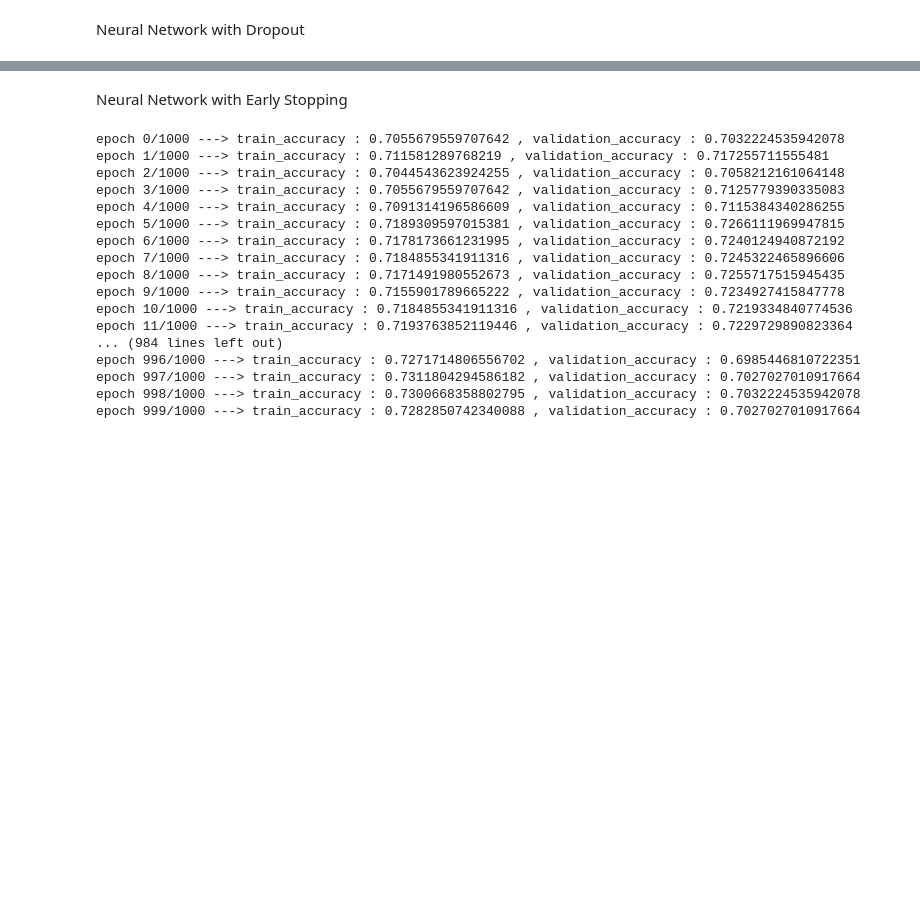
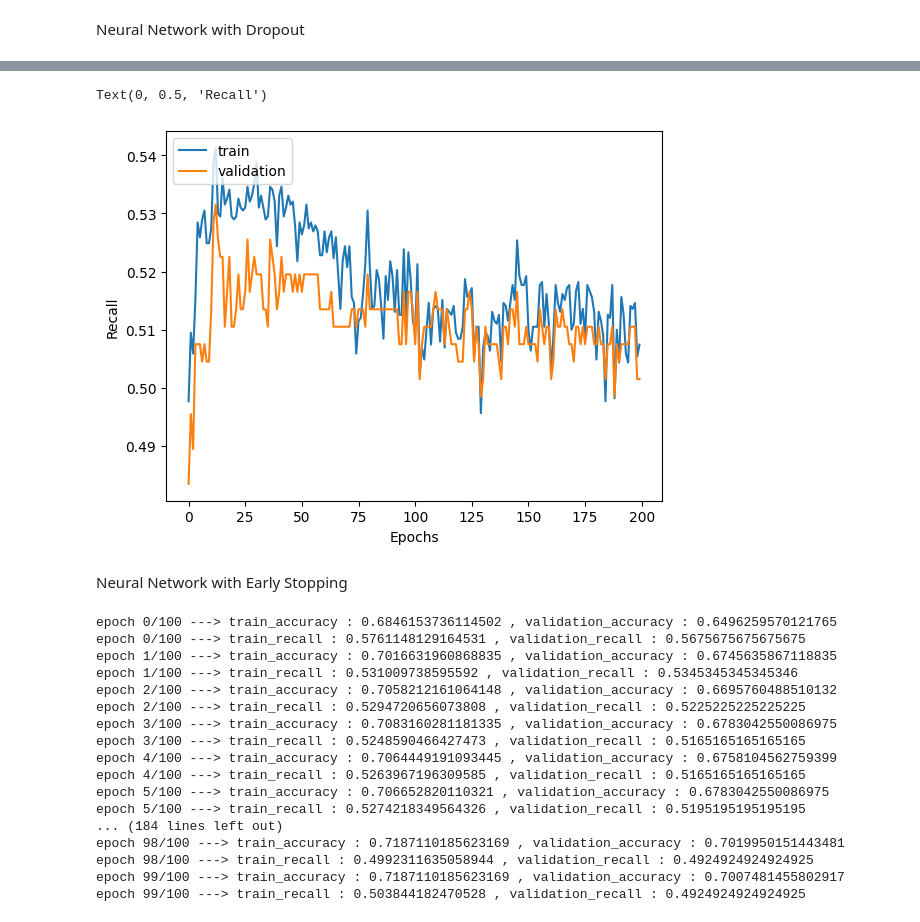
Before and after one commit to lilyzhizhou/Identifying-Prediabetes-ML, a Jupyter notebook: Final_assn_Neural_network.ipynb, the cells around one changed output, grey strips where cells are left out. Cells and saved outputs as stored; diff of their text form; code cells hidden in the pictures; blank space fills up the shorter version.

```diff
--- a/Final_assn_Neural_network.ipynb
+++ b/Final_assn_Neural_network.ipynb
@@ -758,3 +718,13 @@ Text(0, 0.5, 'accuracy')
+# %%
+# Plotting the training and validation accuracy
+plt.plot([i for i in range(len(train_recall_list))], train_recall_list, label="train")
+plt.plot([i for i in range(len(valid_recall_list))], valid_recall_list, label='validation')
+plt.legend(loc="upper left")
+plt.xlabel('Epochs')
+plt.ylabel('Recall')
+# %% [output]
+Text(0, 0.5, 'Recall')
+[figure, added]
 # %% [markdown]
 Neural Network with Early Stopping
 # %%
@@ -769,16 +739,16 @@ import matplotlib.pyplot as plt
 # Defining the parameters
 number_of_input_features = 11
 number_of_hidden_units = 5
-epochs = 1000
-learning_rate = 0.01
-batch_size = 32
+epochs = 100
+learning_rate = 0.0005
+batch_size = 10
 
 # Loading and preprocessing the data
 X_train_tensor = t.Tensor(X_train).type(t.float32)
 Y_train_tensor = t.Tensor(Y_train).type(t.float32)
 
-X_test_tensor = t.Tensor(X_test).type(t.float32)
-Y_test_tensor = t.Tensor(Y_test).type(t.float32)
+X_valid_tensor = t.Tensor(X_valid).type(t.float32)
+Y_valid_tensor = t.Tensor(Y_valid).type(t.float32)
 
 train_dataset = TensorDataset(X_train_tensor, Y_train_tensor)
 train_data_loader = DataLoader(train_dataset, batch_size=batch_size, shuffle=True)
@@ -797,7 +767,9 @@ loss_fn = BCELoss()
 
 # Lists to store accuracy values during training
 train_accuracy_list = []
-validation_accuracy_list = []
+valid_accuracy_list = []
+train_recall_list = []
+valid_recall_list = []
 
 # Main training loop
 for epoch in range(epochs):
@@ -827,34 +799,47 @@ for epoch in range(epochs):
 
         train_accuracy = (prediction == Y_train_tensor).type(t.float32).mean().item()
 
+        TP_train = t.sum((prediction == 1) & (Y_train_tensor == 1)).item()
+        FN_train = t.sum((prediction == 0) & (Y_train_tensor == 1)).item()
+        recall_train = TP_train / (TP_train + FN_train)
+
         # Calculate accuracy on validation data
-        probs = model(X_test_tensor)
+        probs = model(X_valid_tensor)
         prediction = (probs > .5).type(t.LongTensor).view(-1)
 
-        validation_accuracy = (prediction == Y_test_tensor).type(t.float32).mean().item()
+        validation_accuracy = (prediction == Y_valid_tensor).type(t.float32).mean().item()
 
         print(f'epoch {epoch}/{epochs} ---> train_accuracy : {train_accuracy} , validation_accuracy : {validation_accuracy}')
         model.train()
         train_accuracy_list.append(train_accuracy)
         validation_accuracy_list.append(validation_accuracy)
+
+        TP_valid = t.sum((prediction == 1) & (Y_valid_tensor == 1)).item()
+        FN_valid = t.sum((prediction == 0) & (Y_valid_tensor == 1)).item()
+        recall_valid = TP_valid / (TP_valid + FN_valid)
+
+        print(f'epoch {epoch}/{epochs} ---> train_recall : {recall_train} , validation_recall : {recall_valid}')
+        model.train()
+        train_recall_list.append(recall_train)
+        valid_recall_list.append(recall_valid)
 # %% [output]
-epoch 0/1000 ---> train_accuracy : 0.7055679559707642 , validation_accuracy : 0.7032224535942078
-epoch 1/1000 ---> train_accuracy : 0.711581289768219 , validation_accuracy : 0.717255711555481
-epoch 2/1000 ---> train_accuracy : 0.7044543623924255 , validation_accuracy : 0.7058212161064148
-epoch 3/1000 ---> train_accuracy : 0.7055679559707642 , validation_accuracy : 0.7125779390335083
-epoch 4/1000 ---> train_accuracy : 0.7091314196586609 , validation_accuracy : 0.7115384340286255
-epoch 5/1000 ---> train_accuracy : 0.7189309597015381 , validation_accuracy : 0.7266111969947815
-epoch 6/1000 ---> train_accuracy : 0.7178173661231995 , validation_accuracy : 0.7240124940872192
-epoch 7/1000 ---> train_accuracy : 0.7184855341911316 , validation_accuracy : 0.7245322465896606
-epoch 8/1000 ---> train_accuracy : 0.7171491980552673 , validation_accuracy : 0.7255717515945435
-epoch 9/1000 ---> train_accuracy : 0.7155901789665222 , validation_accuracy : 0.7234927415847778
-epoch 10/1000 ---> train_accuracy : 0.7184855341911316 , validation_accuracy : 0.7219334840774536
-epoch 11/1000 ---> train_accuracy : 0.7193763852119446 , validation_accuracy : 0.7229729890823364
-... (984 lines left out)
-epoch 996/1000 ---> train_accuracy : 0.7271714806556702 , validation_accuracy : 0.6985446810722351
-epoch 997/1000 ---> train_accuracy : 0.7311804294586182 , validation_accuracy : 0.7027027010917664
-epoch 998/1000 ---> train_accuracy : 0.7300668358802795 , validation_accuracy : 0.7032224535942078
-epoch 999/1000 ---> train_accuracy : 0.7282850742340088 , validation_accuracy : 0.7027027010917664
+epoch 0/100 ---> train_accuracy : 0.6846153736114502 , validation_accuracy : 0.6496259570121765
+epoch 0/100 ---> train_recall : 0.5761148129164531 , validation_recall : 0.5675675675675675
+epoch 1/100 ---> train_accuracy : 0.7016631960868835 , validation_accuracy : 0.6745635867118835
+epoch 1/100 ---> train_recall : 0.531009738595592 , validation_recall : 0.5345345345345346
+epoch 2/100 ---> train_accuracy : 0.7058212161064148 , validation_accuracy : 0.6695760488510132
+epoch 2/100 ---> train_recall : 0.5294720656073808 , validation_recall : 0.5225225225225225
+epoch 3/100 ---> train_accuracy : 0.7083160281181335 , validation_accuracy : 0.6783042550086975
+epoch 3/100 ---> train_recall : 0.5248590466427473 , validation_recall : 0.5165165165165165
+epoch 4/100 ---> train_accuracy : 0.7064449191093445 , validation_accuracy : 0.6758104562759399
+epoch 4/100 ---> train_recall : 0.5263967196309585 , validation_recall : 0.5165165165165165
+epoch 5/100 ---> train_accuracy : 0.706652820110321 , validation_accuracy : 0.6783042550086975
+epoch 5/100 ---> train_recall : 0.5274218349564326 , validation_recall : 0.5195195195195195
+... (184 lines left out)
+epoch 98/100 ---> train_accuracy : 0.7187110185623169 , validation_accuracy : 0.7019950151443481
+epoch 98/100 ---> train_recall : 0.4992311635058944 , validation_recall : 0.4924924924924925
+epoch 99/100 ---> train_accuracy : 0.7187110185623169 , validation_accuracy : 0.7007481455802917
+epoch 99/100 ---> train_recall : 0.503844182470528 , validation_recall : 0.4924924924924925
 # %%
 # Plotting the training and validation accuracy
 plt.plot([i for i in range(len(train_accuracy_list))], train_accuracy_list, label="train")
```
Also changed, not shown: parts of 32 cells of this notebook.
